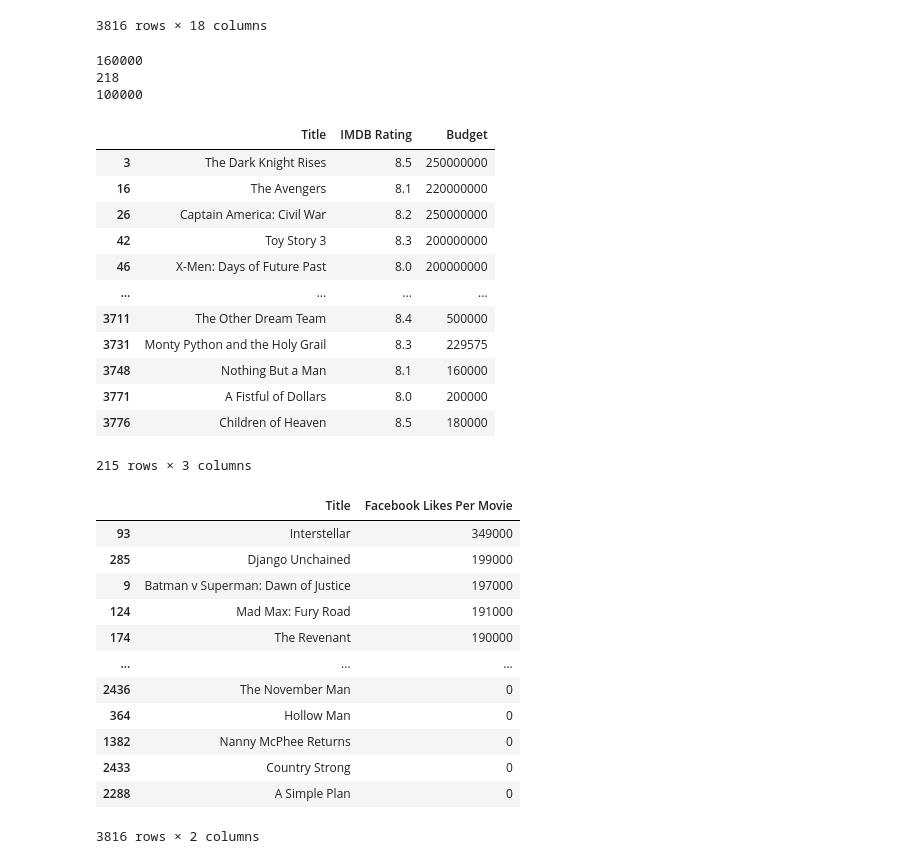
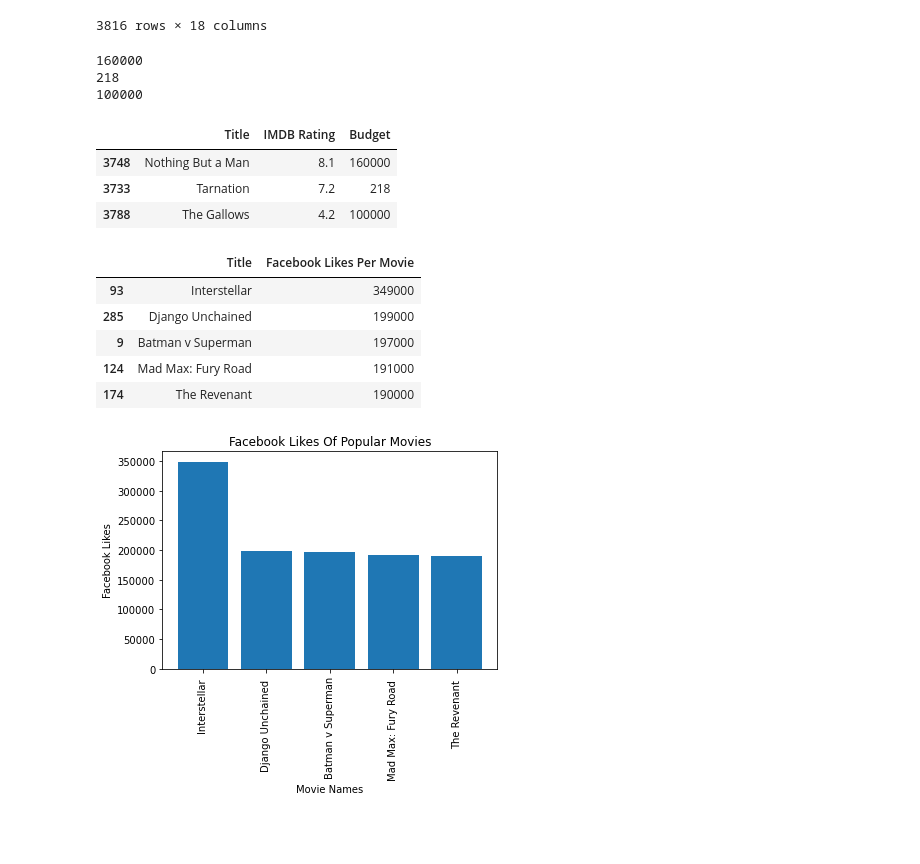
Before and after one commit to radowtay/Project-1, a Jupyter notebook: Johnathan scratch notebook.ipynb, the cells around one changed output. Saved outputs shown, nothing was run; the diff lists cells and outputs as text; code cells hidden in the pictures; blank space fills up the shorter version.

```diff
--- a/Johnathan scratch notebook.ipynb
+++ b/Johnathan scratch notebook.ipynb
@@ -33,49 +34,52 @@ movie_budget = pd.Series(movie_df["Budget"])
 # ,movie_df["Budget"],movie_df["IMDB Score"]
 
 
 movies_budgets_scores = pd.DataFrame(movie_titles)
 movies_budgets_scores["IMDB Rating"] = movie_scores
 movies_budgets_scores["Budget"] = movie_budget
 
 #movies_budgets_scores.sort_values(by=["IMDB Rating", "Budget"],ascending=[False,False])
 movies_budgets_scores_high = pd.DataFrame(movies_budgets_scores[movies_budgets_scores["IMDB Rating"] > 7.9])
 movies_budgets_scores_mid = pd.DataFrame(movies_budgets_scores[(movies_budgets_scores["IMDB Rating"] < 8 ) & (movies_budgets_scores["IMDB Rating"] > 4.9 )])
 movies_budgets_scores_low = pd.DataFrame(movies_budgets_scores[movies_budgets_scores["IMDB Rating"] < 5])
 
 
 
 print(movies_budgets_scores_high["Budget"].min())
 print(movies_budgets_scores_mid["Budget"].min())
 print(movies_budgets_scores_low["Budget"].min())
 
 
 movies_budgets_scores_high
 
 
-#low_budget_high_rating = movies_budgets_scores_high[movies_budgets_scores_high.loc["160000"]]
+
+
+low_budget_high_rating = movies_budgets_scores_high.loc[movies_budgets_scores_high["Budget"] == 160000]
+low_budget_mid_rating = movies_budgets_scores_mid.loc[movies_budgets_scores_mid["Budget"] == 218]
+low_budget_low_rating = movies_budgets_scores_low.loc[movies_budgets_scores_low["Budget"] == 100000]
 # 4 and below = bad movies
 #7-5 = Good Movies
 #10-8 = Great movies
+
+#print(low_budget_high_rating)
+#print(low_budget_mid_rating)
+#print(low_budget_low_rating)
+
+low_budget_total_rating = pd.concat([low_budget_high_rating, low_budget_mid_rating, low_budget_low_rating])
+
+
+low_budget_total_rating
 # %% [output]
 160000
 218
 100000
 |  | Title | IMDB Rating | Budget |
-| 3 | The Dark Knight Rises | 8.5 | 250000000 |
-| 16 | The Avengers | 8.1 | 220000000 |
-| 26 | Captain America: Civil War | 8.2 | 250000000 |
-| 42 | Toy Story 3 | 8.3 | 200000000 |
-| 46 | X-Men: Days of Future Past | 8.0 | 200000000 |
-| ... | ... | ... | ... |
-| 3711 | The Other Dream Team | 8.4 | 500000 |
-| 3731 | Monty Python and the Holy Grail | 8.3 | 229575 |
 | 3748 | Nothing But a Man | 8.1 | 160000 |
-| 3771 | A Fistful of Dollars | 8.0 | 200000 |
-| 3776 | Children of Heaven | 8.5 | 180000 |
+| 3733 | Tarnation | 7.2 | 218 |
+| 3788 | The Gallows | 4.2 | 100000 |
-215 rows × 3 columns
 # %%
 # Bar: Facebook Ratings of most popular movies
-
 
 
 
@@ -83,23 +87,32 @@ movie_fb_likes_df = pd.DataFrame(movie_titles)
 movie_fb_likes = movie_df["Movie Facebook Likes"]
 movie_fb_likes_df["Facebook Likes Per Movie"] = movie_fb_likes
 
-pop_by_fb_likes = movie_fb_likes_df.sort_values(by=["Facebook Likes Per Movie"], ascending=False)
+pop_by_fb_likes = movie_fb_likes_df.sort_values(by=["Facebook Likes Per Movie"], ascending=False).head()
 
-
+pop_by_fb_likes["Title"].replace({"Batman v Superman: Dawn of JusticeÂ ": "Batman v Superman"}, inplace=True)
+pop_by_fb_likes.iloc[2,0] = "Batman v Superman"
 
 movie_fb_likes_df
 pop_by_fb_likes
+
+
+x_values = pop_by_fb_likes["Title"].values
+y_values = pop_by_fb_likes["Facebook Likes Per Movie"].values
+
+plt.title("Facebook Likes Of Popular Movies")
+plt.xlabel("Movie Names")
+plt.ylabel("Facebook Likes")
+plt.xticks(rotation='vertical')
+
+plt.bar(x_values,y_values)
+
+
+pop_by_fb_likes
 # %% [output]
 |  | Title | Facebook Likes Per Movie |
 | 93 | Interstellar | 349000 |
 | 285 | Django Unchained | 199000 |
-| 9 | Batman v Superman: Dawn of Justice | 197000 |
+| 9 | Batman v Superman | 197000 |
 | 124 | Mad Max: Fury Road | 191000 |
 | 174 | The Revenant | 190000 |
-| ... | ... | ... |
-| 2436 | The November Man | 0 |
-| 364 | Hollow Man | 0 |
-| 1382 | Nanny McPhee Returns | 0 |
-| 2433 | Country Strong | 0 |
-| 2288 | A Simple Plan | 0 |
-3816 rows × 2 columns
+[figure, added]
```
Also changed, not shown: parts of 3 cells of this notebook.
